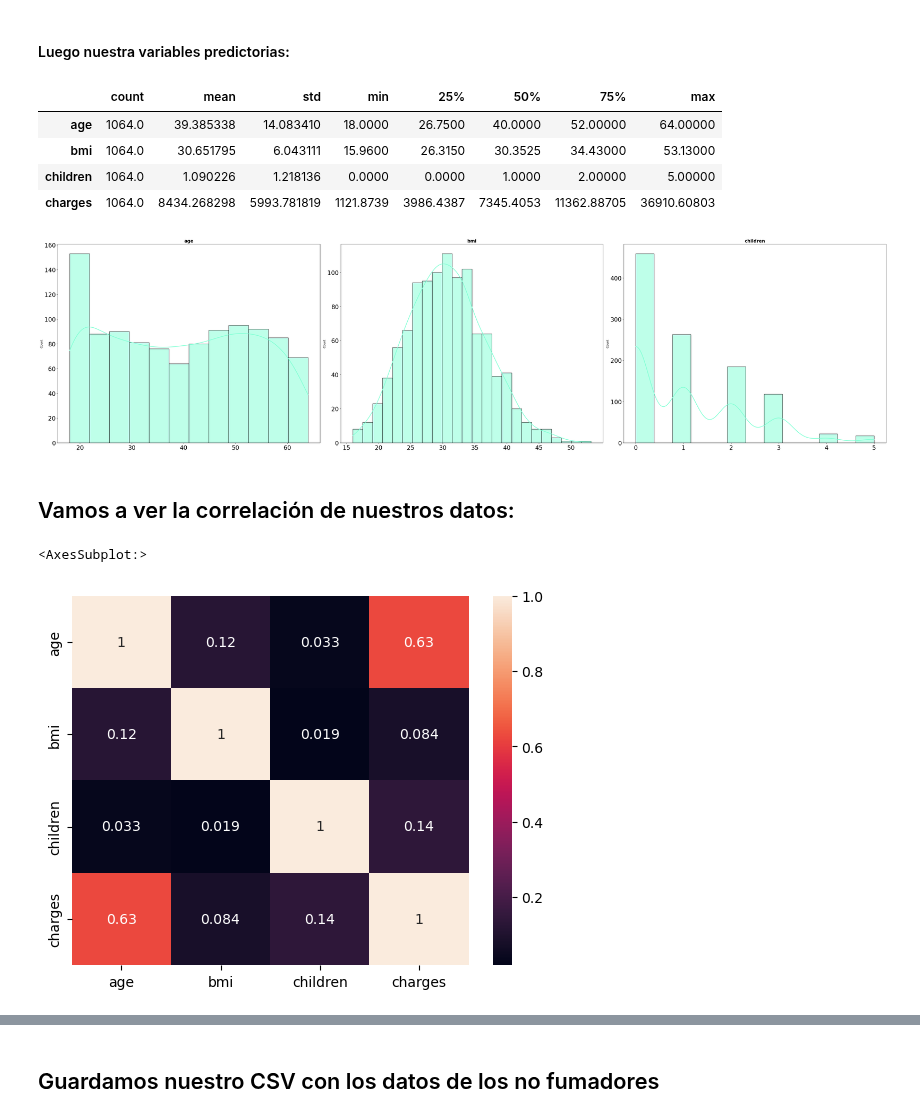
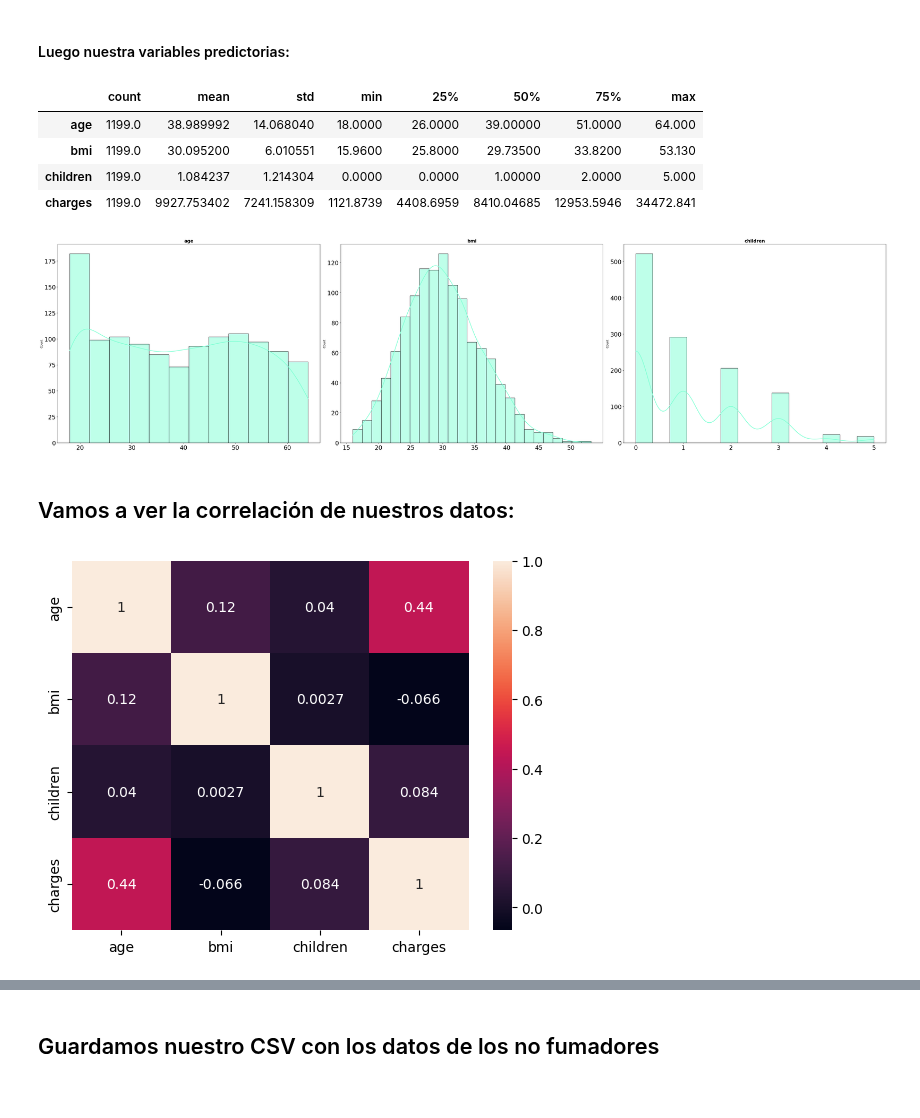
Before and after one commit to Adalab/DA-promoC-modulo3-sprint1-IreneMarta, a Jupyter notebook: regresion_linear/1_ RL_Intro.ipynb, the cells around one changed output, grey strips where cells are left out. Cells and saved outputs as stored; diff of their text form; code cells hidden in the pictures.

```diff
--- a/regresion_linear/1_ RL_Intro.ipynb
+++ b/regresion_linear/1_ RL_Intro.ipynb
@@ -310,0 +192,2 @@ Name: 310, dtype: object
+# %%
+sin_outliers_data = df[(df['charges'] < Q3 + outlier_step)]
@@ -321,13 +208,13 @@ sns.distplot(
 # %% [markdown]
 #### Luego nuestra variables predictorias:
 # %%
-df_nofumadores.select_dtypes(include = np.number).describe().T
+sin_outliers_data.select_dtypes(include = np.number).describe().T
 # %% [output]
 |  | count | mean | std | min | 25% | 50% | 75% | max |
-| age | 1064.0 | 39.385338 | 14.083410 | 18.0000 | 26.7500 | 40.0000 | 52.00000 | 64.00000 |
-| bmi | 1064.0 | 30.651795 | 6.043111 | 15.9600 | 26.3150 | 30.3525 | 34.43000 | 53.13000 |
-| children | 1064.0 | 1.090226 | 1.218136 | 0.0000 | 0.0000 | 1.0000 | 2.00000 | 5.00000 |
-| charges | 1064.0 | 8434.268298 | 5993.781819 | 1121.8739 | 3986.4387 | 7345.4053 | 11362.88705 | 36910.60803 |
+| age | 1199.0 | 38.989992 | 14.068040 | 18.0000 | 26.0000 | 39.00000 | 51.0000 | 64.000 |
+| bmi | 1199.0 | 30.095200 | 6.010551 | 15.9600 | 25.8000 | 29.73500 | 33.8200 | 53.130 |
+| children | 1199.0 | 1.084237 | 1.214304 | 0.0000 | 0.0000 | 1.00000 | 2.0000 | 5.000 |
+| charges | 1199.0 | 9927.753402 | 7241.158309 | 1121.8739 | 4408.6959 | 8410.04685 | 12953.5946 | 34472.841 |
 # %%
 # Gráfico de distribución para cada variable numérica
 # ==============================================================================
@@ -337,12 +224,12 @@ fig, axes = plt.subplots(nrows = 2, ncols = 3, figsize = (40, 20))
 
 axes = axes.flat
 
-columnas_numeric = df_nofumadores.select_dtypes(include = np.number).columns
+columnas_numeric = sin_outliers_data.select_dtypes(include = np.number).columns
 columnas_numeric = columnas_numeric.drop("charges")
 
 for i, colum in enumerate(columnas_numeric):
     sns.histplot(
-        data = df_nofumadores,
+        data = sin_outliers_data,
         x = colum,
         kde = True,
         color = "aquamarine",
@@ -360,11 +247,10 @@ fig.delaxes(axes[-1])
 fig.delaxes(axes[-2])
 fig.delaxes(axes[-3]);
 # %% [output]
-[figure, old version]
+[figure, new version]
 # %% [markdown]
 ## Vamos a ver la correlación de nuestros datos:
 # %%
-sns.heatmap(df_nofumadores.corr(), annot=True)
+sns.heatmap(sin_outliers_data.corr(), annot=True);
 # %% [output]
-<AxesSubplot:>
-[figure, old version]
+[figure, new version]
```
Also changed, not shown: parts of 30 cells of this notebook, 5 other files.
